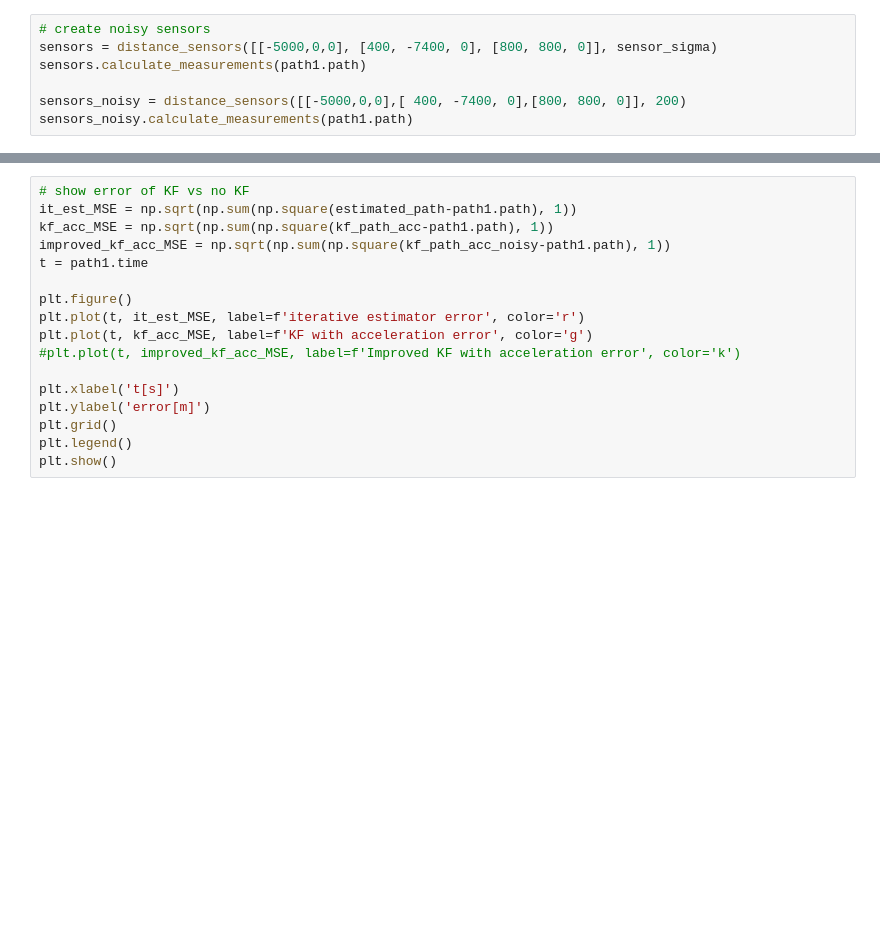
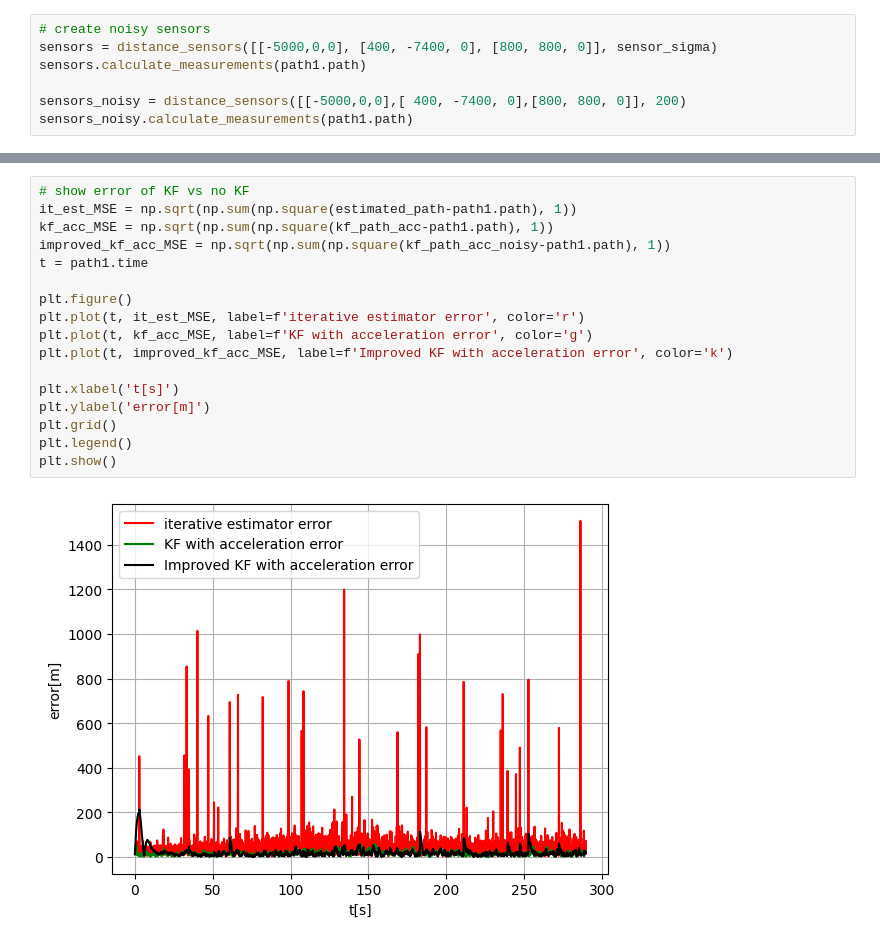
Before and after one commit to EilamNir/noisy-triangulation, a Jupyter notebook: python/src/Improved_KF.ipynb, the cells around one changed output, grey strips where cells are left out. Cells and saved outputs as stored; diff of their text form; blank space fills up the shorter version.

```diff
--- a/python/src/Improved_KF.ipynb
+++ b/python/src/Improved_KF.ipynb
@@ -85,17 +85,19 @@ TypeError: tuple indices must be integers or slices, not tuple
 # %%
 # show error of KF vs no KF
 it_est_MSE = np.sqrt(np.sum(np.square(estimated_path-path1.path), 1))
 kf_acc_MSE = np.sqrt(np.sum(np.square(kf_path_acc-path1.path), 1))
 improved_kf_acc_MSE = np.sqrt(np.sum(np.square(kf_path_acc_noisy-path1.path), 1))
 t = path1.time
 
 plt.figure()
 plt.plot(t, it_est_MSE, label=f'iterative estimator error', color='r')
 plt.plot(t, kf_acc_MSE, label=f'KF with acceleration error', color='g')
-#plt.plot(t, improved_kf_acc_MSE, label=f'Improved KF with acceleration error', color='k')
+plt.plot(t, improved_kf_acc_MSE, label=f'Improved KF with acceleration error', color='k')
 
 plt.xlabel('t[s]')
 plt.ylabel('error[m]')
 plt.grid()
 plt.legend()
 plt.show()
+# %% [output]
+[figure, added]
```
Also changed, not shown: parts of 10 cells of this notebook, 3 other files.
